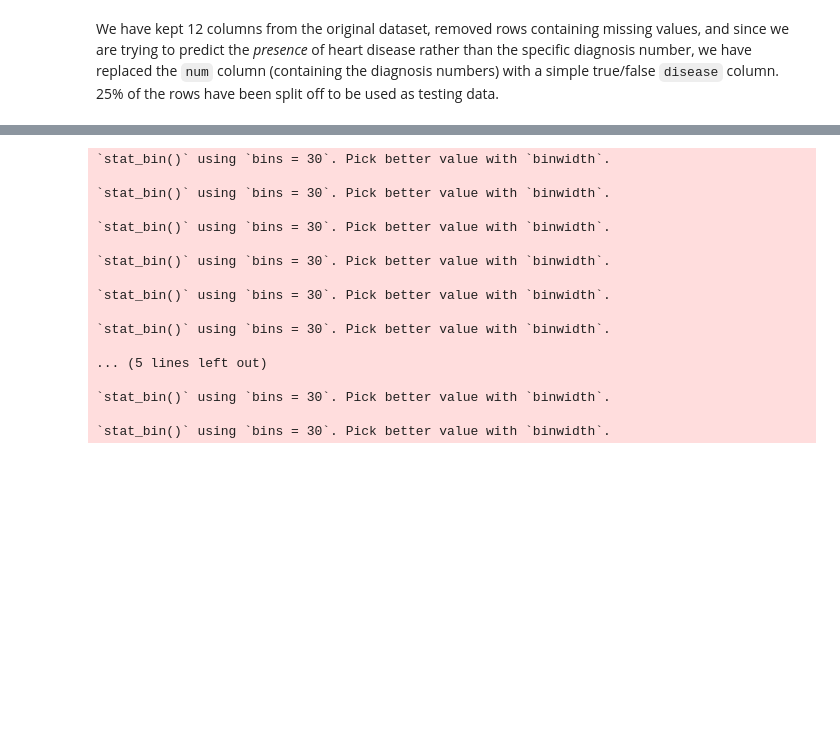
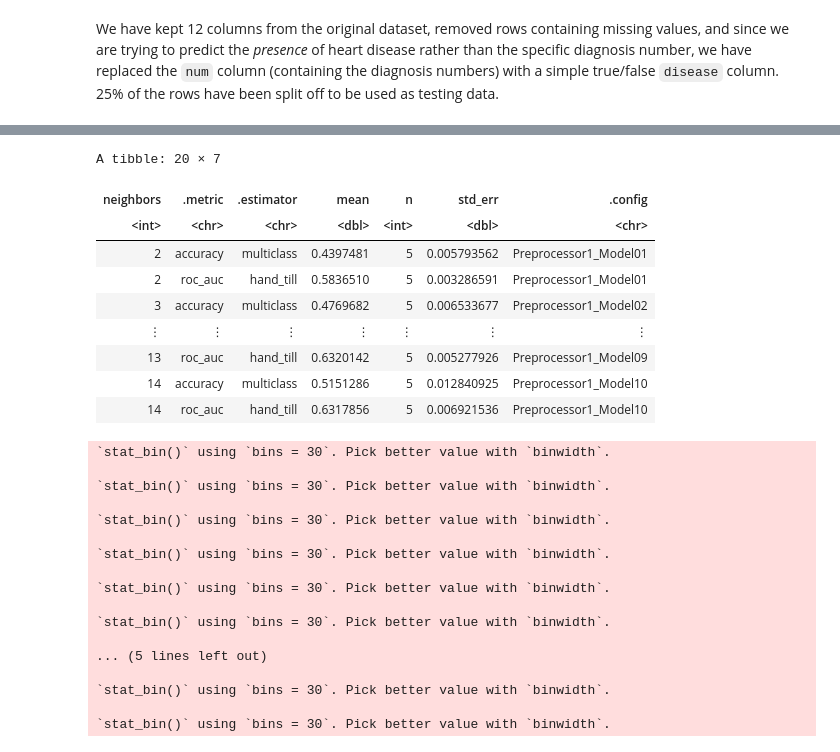
Before and after one commit to HUCKLEandtheSTALKER/DSCI100-jupyter-worksheets, a Jupyter notebook: project.ipynb, the cells around one changed output, grey strips where cells are left out. Drawn from its saved outputs; the diff is of its cells as text; code cells hidden in the pictures; blank space fills up the shorter version.

```diff
--- a/project.ipynb
+++ b/project.ipynb
@@ -176,3 +176,32 @@ A tibble: 887 × 12
+# %%
+heart_recipe <- recipe(disease ~ ., data = heart_training) |>
+                step_scale(all_predictors()) |>
+                step_center(all_predictors())
+
+heart_vfold <- vfold_cv(heart_training, v=5, strata = disease)
+
+heart_spec <- nearest_neighbor(weight_func= "rectangular",
+                               neighbors=tune()) |>
+                set_engine("kknn")|>
+                set_mode("classification")
+
+heart_results <- workflow() |>
+                add_recipe(heart_recipe)|>
+                add_model(heart_spec) |>
+                tune_grid(resamples = heart_vfold, grid = 10)|>
+                collect_metrics()
+heart_results
+# %% [output]
+A tibble: 20 × 7
+| neighbors | .metric | .estimator | mean | n | std_err | .config |
+| <int> | <chr> | <chr> | <dbl> | <int> | <dbl> | <chr> |
+| 2 | accuracy | multiclass | 0.4397481 | 5 | 0.005793562 | Preprocessor1_Model01 |
+| 2 | roc_auc | hand_till | 0.5836510 | 5 | 0.003286591 | Preprocessor1_Model01 |
+| 3 | accuracy | multiclass | 0.4769682 | 5 | 0.006533677 | Preprocessor1_Model02 |
+| ⋮ | ⋮ | ⋮ | ⋮ | ⋮ | ⋮ | ⋮ |
+| 13 | roc_auc | hand_till | 0.6320142 | 5 | 0.005277926 | Preprocessor1_Model09 |
+| 14 | accuracy | multiclass | 0.5151286 | 5 | 0.012840925 | Preprocessor1_Model10 |
+| 14 | roc_auc | hand_till | 0.6317856 | 5 | 0.006921536 | Preprocessor1_Model10 |
 # %%
 options(repr.plot.width = 14, repr.plot.height = 13)
 heart_pairs1 <- heart_training |>
```
Also changed, not shown: parts of 1 cell of this notebook.
